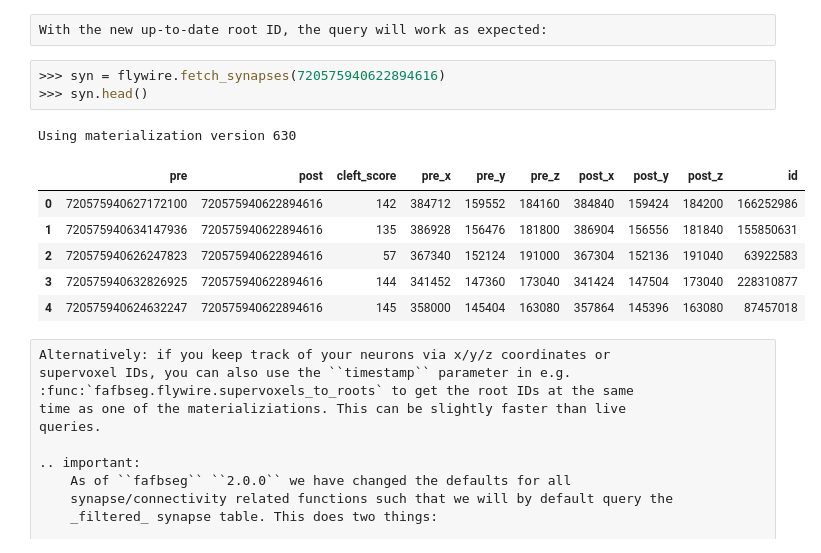
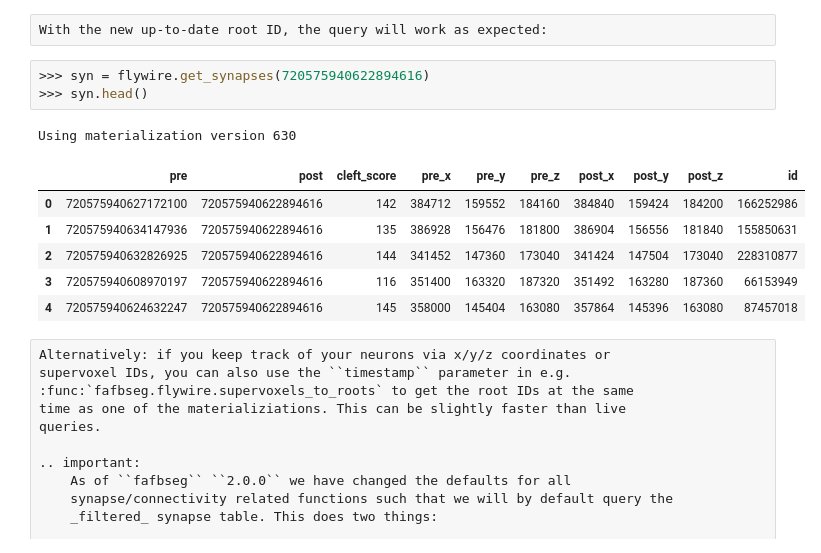
Before and after one commit to navis-org/fafbseg-py, a Jupyter notebook: docs/source/tutorials/flywire_connectivity.ipynb, the cells around one changed output. Drawn from its saved outputs; the diff is of its cells as text.

```diff
--- a/docs/source/tutorials/flywire_connectivity.ipynb
+++ b/docs/source/tutorials/flywire_connectivity.ipynb
@@ -142,15 +150,15 @@ for mapping root IDs to materializations:
 # %% [raw]
 With the new up-to-date root ID, the query will work as expected:
 # %%
->>> syn = flywire.fetch_synapses(720575940622894616)
+>>> syn = flywire.get_synapses(720575940622894616)
 >>> syn.head()
 # %% [output]
 Using materialization version 630
 |  | pre | post | cleft_score | pre_x | pre_y | pre_z | post_x | post_y | post_z | id |
 | 0 | 720575940627172100 | 720575940622894616 | 142 | 384712 | 159552 | 184160 | 384840 | 159424 | 184200 | 166252986 |
 | 1 | 720575940634147936 | 720575940622894616 | 135 | 386928 | 156476 | 181800 | 386904 | 156556 | 181840 | 155850631 |
-| 2 | 720575940626247823 | 720575940622894616 | 57 | 367340 | 152124 | 191000 | 367304 | 152136 | 191040 | 63922583 |
-| 3 | 720575940632826925 | 720575940622894616 | 144 | 341452 | 147360 | 173040 | 341424 | 147504 | 173040 | 228310877 |
+| 2 | 720575940632826925 | 720575940622894616 | 144 | 341452 | 147360 | 173040 | 341424 | 147504 | 173040 | 228310877 |
+| 3 | 720575940608970197 | 720575940622894616 | 116 | 351400 | 163320 | 187320 | 351492 | 163280 | 187360 | 66153949 |
 | 4 | 720575940624632247 | 720575940622894616 | 145 | 358000 | 145404 | 163080 | 357864 | 145396 | 163080 | 87457018 |
 # %% [raw]
 Alternatively: if you keep track of your neurons via x/y/z coordinates or
```
Also changed, not shown: parts of 17 cells of this notebook, 6 other files.
